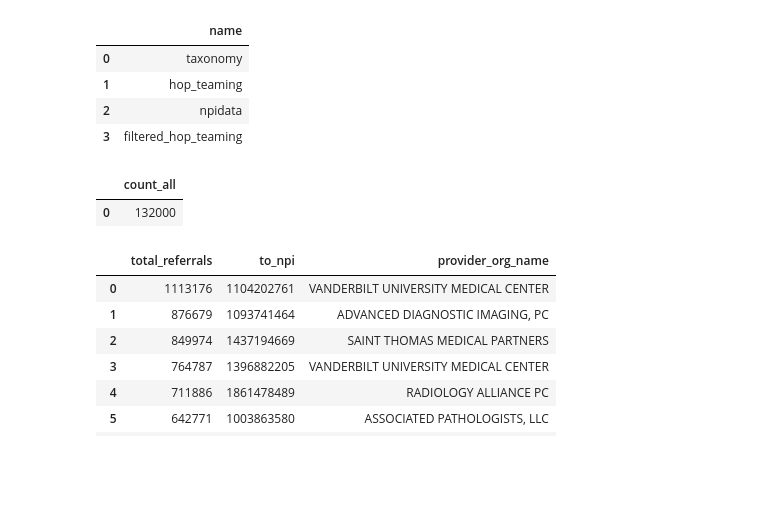
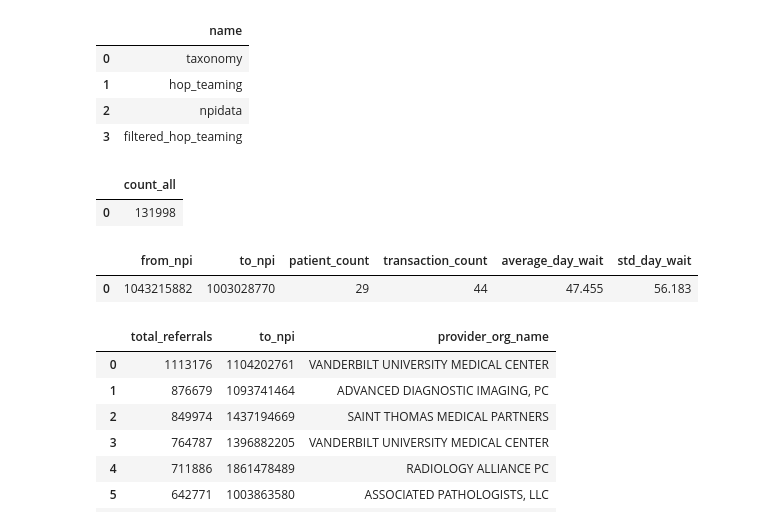
Before and after one commit to nss-data-science-cohort-4/hcbb_hop_team-3m, a Jupyter notebook: notebooks/hcbb_parker03_data_exploration.ipynb, the cells around one changed output. Cells and saved outputs as stored; diff of their text form; code cells hidden in the pictures; blank space fills up the shorter version.

```diff
--- a/notebooks/hcbb_parker03_data_exploration.ipynb
+++ b/notebooks/hcbb_parker03_data_exploration.ipynb
@@ -26,17 +26,34 @@ display(test_df)
 # %%
 # Test to confirm the tables loaded.
 with sqlite3.connect('../data/hcbb.sqlite') as db :
     query = """
     SELECT COUNT(*) AS count_all
-    FROM filtered_hop_teaming;
+    FROM filtered_hop_teaming
+    JOIN npi USING()
+    WHERE entity_type_code;
     """
 
     test = pd.read_sql(query, db)
 
 test
 # %% [output]
 |  | count_all |
-| 0 | 132000 |
+| 0 | 131998 |
+# %%
+# Test to confirm the tables loaded.
+with sqlite3.connect('../data/hcbb.sqlite') as db :
+    query = """
+    SELECT *
+    FROM filtered_hop_teaming
+    LIMIT 1;
+    """
+
+    test = pd.read_sql(query, db)
+
+test
+# %% [output]
+|  | from_npi | to_npi | patient_count | transaction_count | average_day_wait | std_day_wait |
+| 0 | 1043215882 | 1003028770 | 29 | 44 | 47.455 | 56.183 |
 # %%
 # Find NPIs with largest number of referrals
 with sqlite3.connect('../data/hcbb.sqlite') as db :
```
Also changed, not shown: parts of 7 cells of this notebook, 7 other files.
